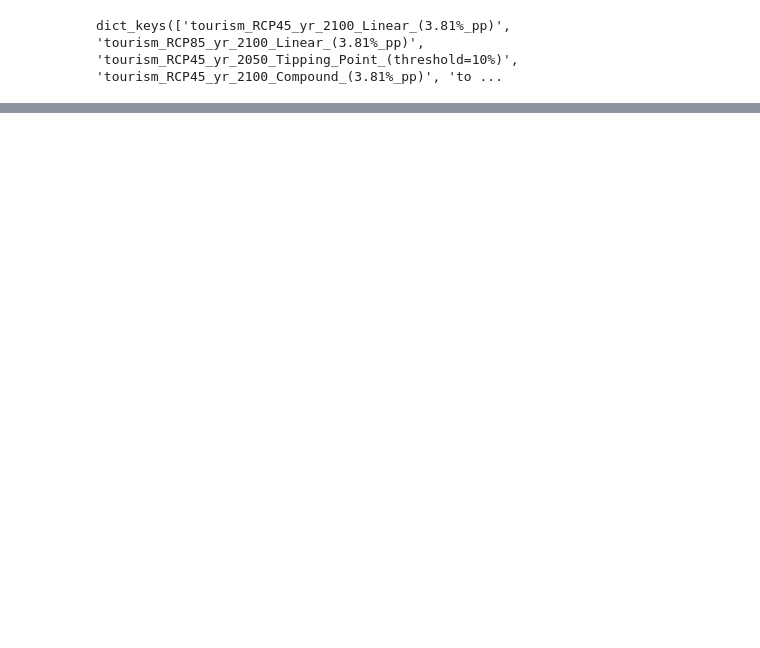
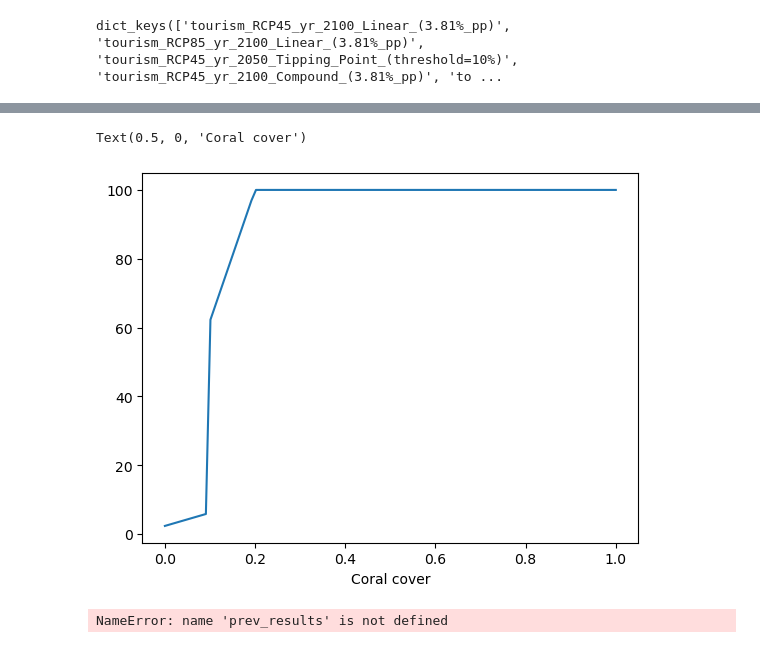
Before and after one commit to orlando-code/coral-cover-economics, a Jupyter notebook: notebooks/verification_economics.ipynb, the cells around one changed output, grey strips where cells are left out. Cells and saved outputs as stored; diff of their text form; code cells hidden in the pictures; blank space fills up the shorter version.

```diff
--- a/notebooks/verification_economics.ipynb
+++ b/notebooks/verification_economics.ipynb
@@ -78,0 +236,52 @@ data["tourism"].gdf.groupby("country")["approx_price_corrected"].sum().sort_valu
+# %%
+import numpy as np
+import matplotlib.pyplot as plt
+
+cc = np.linspace(0, 1, 100)
+threshold = 0.1
+value = 100
+
+
+def linear_function(value, delta_cc):
+    remaining = value * (1 + 0.0381 * delta_cc * 100)
+    return np.maximum(remaining, 0)
+
+
+# print(linear_function(value, cc))
+
+
+def tipping_point_function(value, cc, initial_cover, threshold):
+    """
+    Linear decline in value at 3.81% per percentage-point loss of coral cover.
+    At the threshold, value collapses multiplicatively to 10% and continues
+    declining at the same marginal rate.
+
+    Coral cover inputs are fractions in [0, 1].
+    """
+    r = 0.0381  # per percentage point
+
+    cc = np.asarray(cc)
+
+    # Total coral cover loss in percentage points
+    delta_cc = (initial_cover - cc) * 100
+
+    # Baseline linear decline
+    baseline = value * (1 - r * delta_cc)
+
+    # Apply tipping-point collapse multiplicatively
+    remaining = np.where(cc < threshold, 0.1 * baseline, baseline)
+
+    # Physical bounds
+    return np.clip(remaining, 0, value)
+
+
+# tipping_point_function(value, cc, 0.1)
+plt.plot(cc, tipping_point_function(value, cc, 0.2, 0.1))
+plt.xlabel("Coral cover")
+# %% [output]
+Text(0.5, 0, 'Coral cover')
+[figure, added]
+# %%
+prev_results
+# %% [output]
+NameError: name 'prev_results' is not defined
```
Also changed, not shown: parts of 13 cells of this notebook, 22 other files.
